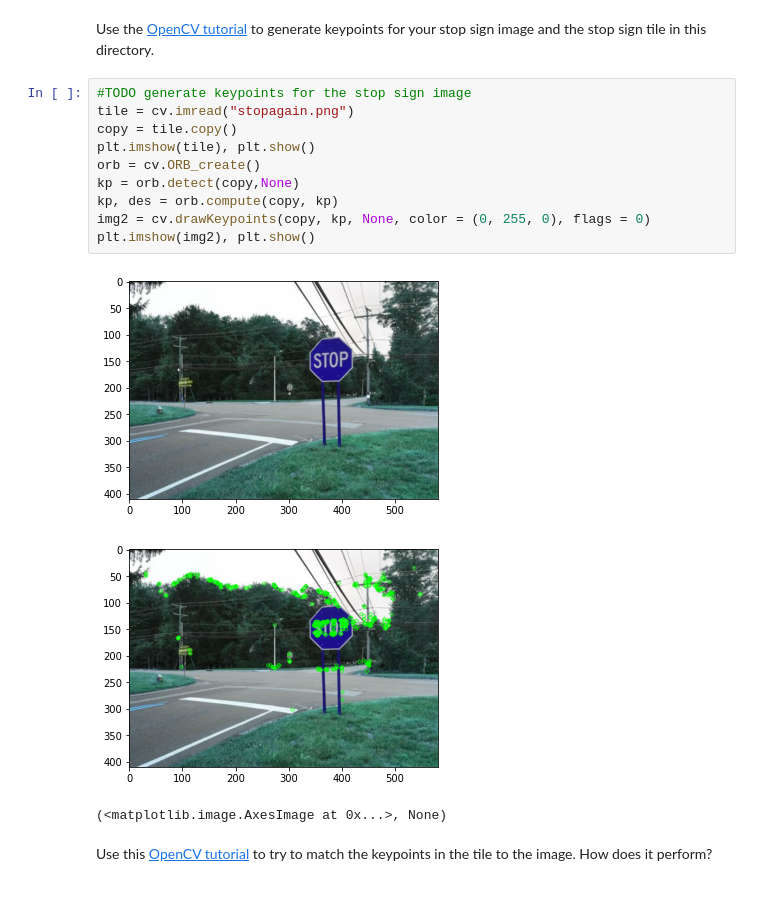
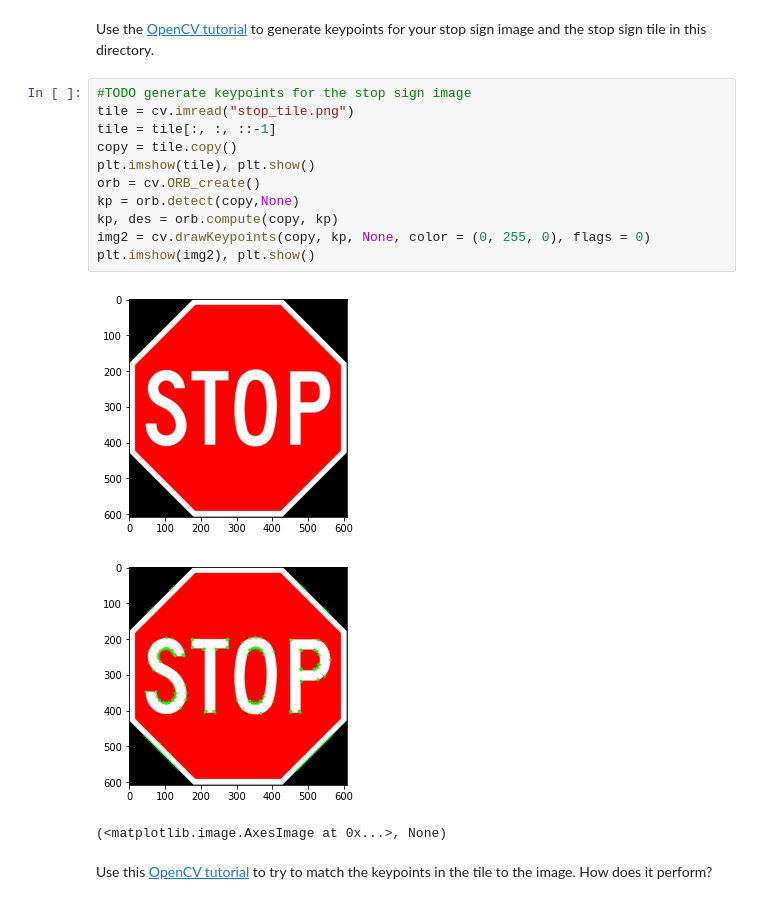
Before and after one commit to MITLLRacecar/racecar-prateekakula, a Jupyter notebook: labs/deep_dive_cv/cv.ipynb, the cells around one changed output. Cells and saved outputs as stored; diff of their text form.

```diff
--- a/labs/deep_dive_cv/cv.ipynb
+++ b/labs/deep_dive_cv/cv.ipynb
@@ -223,17 +225,18 @@ How does your solution perform? What do you like about it, and what do you want
 Use the [OpenCV tutorial](https://docs.opencv.org/4.5.2/d1/d89/tutorial_py_orb.html) to generate keypoints for your stop sign image and the stop sign tile in this directory.
 # %%
 #TODO generate keypoints for the stop sign image
-tile = cv.imread("stopagain.png")
+tile = cv.imread("stop_tile.png")
+tile = tile[:, :, ::-1]
 copy = tile.copy()
 plt.imshow(tile), plt.show()
 orb = cv.ORB_create()
 kp = orb.detect(copy,None)
 kp, des = orb.compute(copy, kp)
 img2 = cv.drawKeypoints(copy, kp, None, color = (0, 255, 0), flags = 0)
 plt.imshow(img2), plt.show()
 # %% [output]
-[figure, old version]
+[figure, new version]
-[figure, old version]
+[figure, new version]
 (<matplotlib.image.AxesImage at 0x...>, None)
 # %% [markdown]
 Use this [OpenCV tutorial](https://docs.opencv.org/4.5.2/dc/dc3/tutorial_py_matcher.html) to try to match the keypoints in the tile to the image. How does it perform?
```
Also changed, not shown: parts of 1 cell of this notebook, 16 other files.
